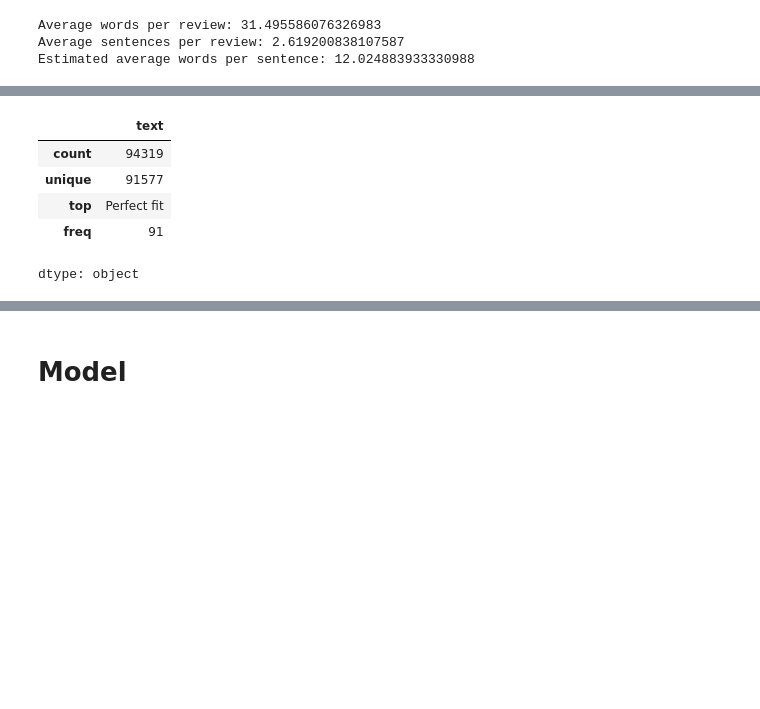
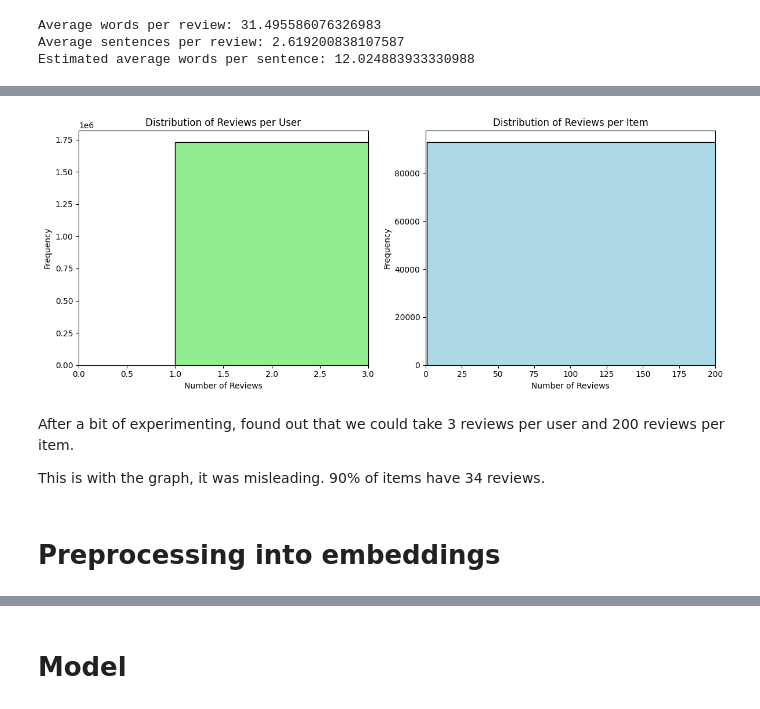
Before and after one commit to vivek-rd/deep-rec-sys-amazon-reviews, a Jupyter notebook: modeling/HSACN.ipynb, the cells around one changed output, grey strips where cells are left out. Cells and saved outputs as stored; diff of their text form; code cells hidden in the pictures; blank space fills up the shorter version.

```diff
--- a/modeling/HSACN.ipynb
+++ b/modeling/HSACN.ipynb
@@ -55,0 +54,2 @@ Please note that authentication is recommended but still optional to access publ
+# %%
+sample_dataset= dataset.take(1000)
@@ -56,5 +58,5 @@ Please note that authentication is recommended but still optional to access publ
 # %%
-df= dataset.to_pandas()
+df= sample_dataset.to_pandas()
 df.head()
 # %% [output]
 |  | rating | title | text | images | asin | parent_asin | user_id | timestamp | helpful_vote | ... |
@@ -147,3 +149,21 @@ print("Estimated average words per sentence:", avg_words_per_sentence)
 Average words per review: 31.495586076326983
 Average sentences per review: 2.619200838107587
 Estimated average words per sentence: 12.024883933330988
+# %%
+# Reviews per user
+reviews_per_user = df.groupby('user_id').size().reset_index(name='review_count')
+print(reviews_per_user.describe())
+
+print("\n")
+
+# Reviews per item
+reviews_per_item = df.groupby('parent_asin').size().reset_index(name='review_count')
+print(reviews_per_item.describe())
+
+print("\n")
+
+reviews_90 = reviews_per_user['review_count'].quantile(0.90)
+print("90% of the users have at most", reviews_90, "reviews.")
+
+reviews_90 = reviews_per_item['review_count'].quantile(0.90)
+print("90% of the items have at most", reviews_90, "reviews.")
@@ -150 +188,26 @@ Estimated average words per sentence: 12.024883933330988
+# %%
+plt.figure(figsize=(12, 5))
+
+plt.subplot(1, 2, 1)
+plt.hist(reviews_per_user['review_count'], bins=50, color='lightgreen', edgecolor='black')
+plt.title("Distribution of Reviews per User")
+plt.xlabel("Number of Reviews")
+plt.ylabel("Frequency")
+plt.xlim(0, 3)
+
+plt.subplot(1, 2, 2)
+plt.hist(reviews_per_item['review_count'], bins=50, color='lightblue', edgecolor='black')
+plt.title("Distribution of Reviews per Item")
+plt.xlabel("Number of Reviews")
+plt.ylabel("Frequency")
+plt.xlim(0, 200)
+
+plt.tight_layout()
+plt.show()
+# %% [output]
+[figure, added]
+# %% [markdown]
+After a bit of experimenting, found out that we could take 3 reviews per user and 200 reviews per item.
+
+This is with the graph, it was misleading. 90% of items have 34 reviews.
 # %%
@@ -153,9 +216,2 @@ user_reviews= df.groupby('user_id')['text'].apply(lambda x: ' '.join(x)).reset_i
-# %%
-item_reviews['text'].describe()
-# %% [output]
-|  | text |
-| count | 94319 |
-| unique | 91577 |
-| top | Perfect fit |
-| freq | 91 |
-dtype: object
+# %% [markdown]
+# Preprocessing into embeddings
```
Also changed, not shown: parts of 28 cells of this notebook.
